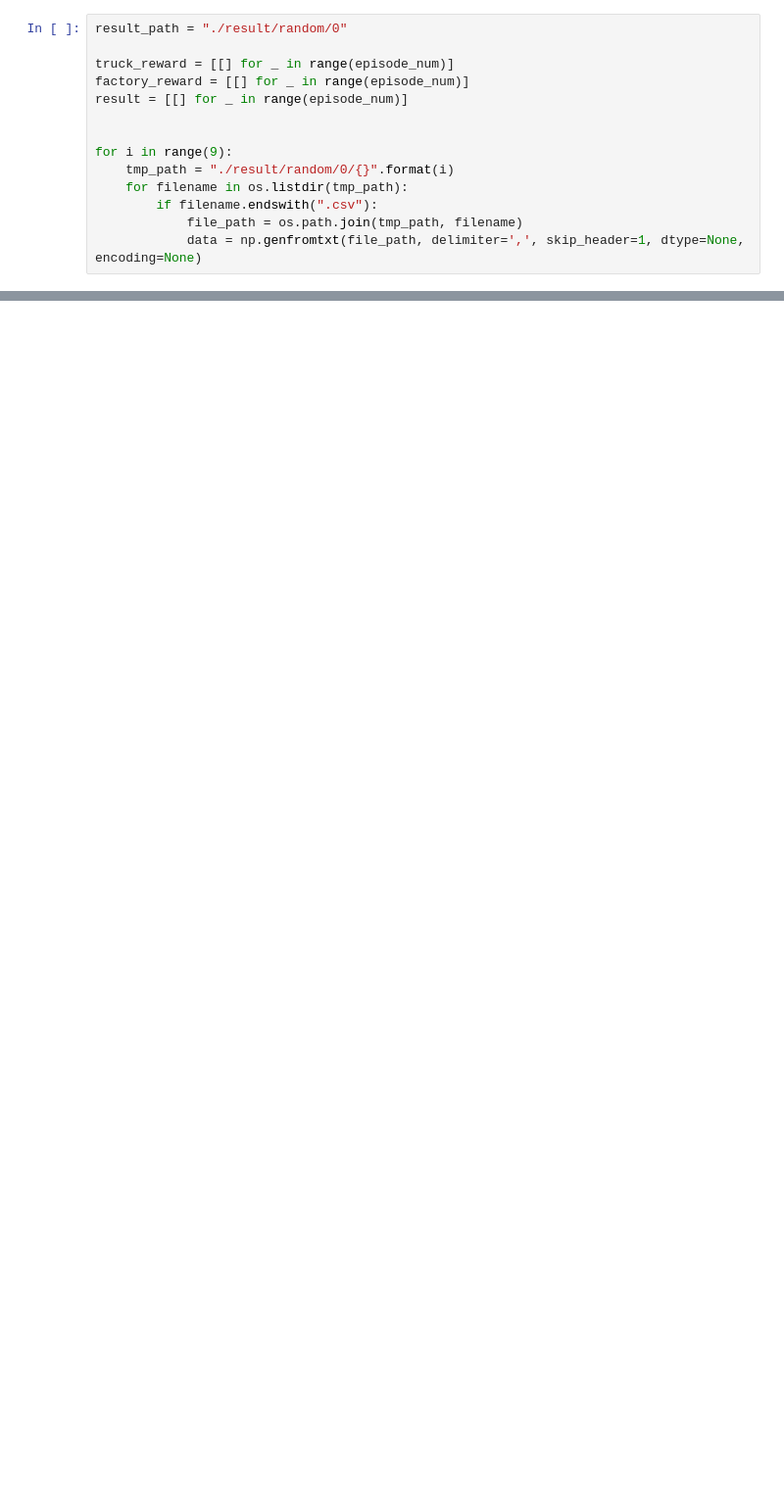
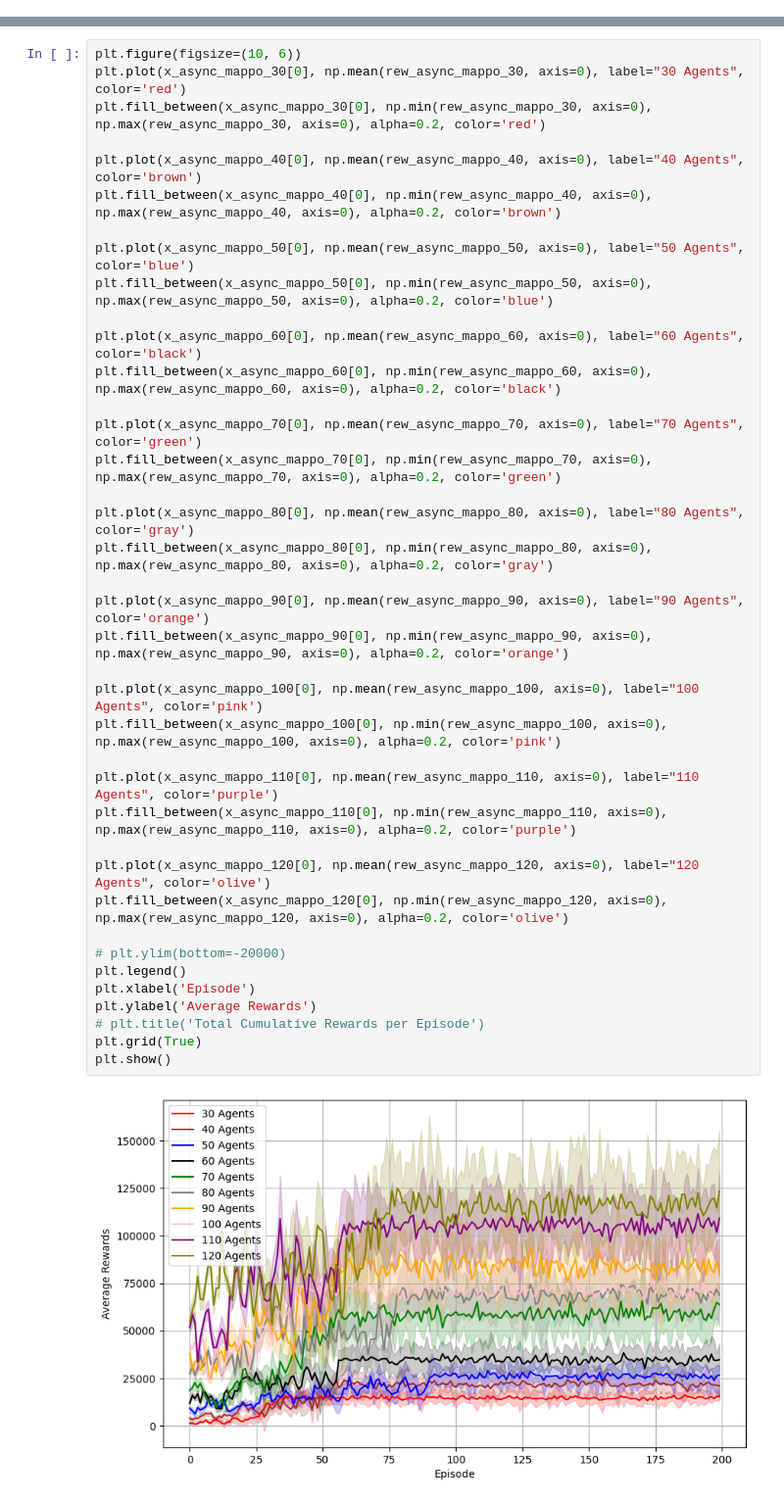
Before and after one commit to Observe-l/RL-Scheduling, a Jupyter notebook: plot.ipynb, the cells around one changed output, grey strips where cells are left out. Shown at 98% size. Saved outputs shown, nothing was run; the diff lists cells and outputs as text; blank space fills up the shorter version.

```diff
--- a/plot.ipynb
+++ b/plot.ipynb
@@ -5,14 +7,0 @@ import matplotlib.pyplot as plt
-# %%
-result_path = "./result/random/0"
-
-truck_reward = [[] for _ in range(episode_num)]
-factory_reward = [[] for _ in range(episode_num)]
-result = [[] for _ in range(episode_num)]
-
-
-for i in range(9):
-    tmp_path = "./result/random/0/{}".format(i)
-    for filename in os.listdir(tmp_path):
-        if filename.endswith(".csv"):
-            file_path = os.path.join(tmp_path, filename)
-            data = np.genfromtxt(file_path, delimiter=',', skip_header=1, dtype=None, encoding=None)
@@ -145,0 +196,41 @@ plt.legend()
+# %%
+plt.figure(figsize=(10, 6))
+plt.plot(x_async_mappo_30[0], np.mean(rew_async_mappo_30, axis=0), label="30 Agents", color='red')
+plt.fill_between(x_async_mappo_30[0], np.min(rew_async_mappo_30, axis=0), np.max(rew_async_mappo_30, axis=0), alpha=0.2, color='red')
+
+plt.plot(x_async_mappo_40[0], np.mean(rew_async_mappo_40, axis=0), label="40 Agents", color='brown')
+plt.fill_between(x_async_mappo_40[0], np.min(rew_async_mappo_40, axis=0), np.max(rew_async_mappo_40, axis=0), alpha=0.2, color='brown')
+
+plt.plot(x_async_mappo_50[0], np.mean(rew_async_mappo_50, axis=0), label="50 Agents", color='blue')
+plt.fill_between(x_async_mappo_50[0], np.min(rew_async_mappo_50, axis=0), np.max(rew_async_mappo_50, axis=0), alpha=0.2, color='blue')
+
+plt.plot(x_async_mappo_60[0], np.mean(rew_async_mappo_60, axis=0), label="60 Agents", color='black')
+plt.fill_between(x_async_mappo_60[0], np.min(rew_async_mappo_60, axis=0), np.max(rew_async_mappo_60, axis=0), alpha=0.2, color='black')
+
+plt.plot(x_async_mappo_70[0], np.mean(rew_async_mappo_70, axis=0), label="70 Agents", color='green')
+plt.fill_between(x_async_mappo_70[0], np.min(rew_async_mappo_70, axis=0), np.max(rew_async_mappo_70, axis=0), alpha=0.2, color='green')
+
+plt.plot(x_async_mappo_80[0], np.mean(rew_async_mappo_80, axis=0), label="80 Agents", color='gray')
+plt.fill_between(x_async_mappo_80[0], np.min(rew_async_mappo_80, axis=0), np.max(rew_async_mappo_80, axis=0), alpha=0.2, color='gray')
+
+plt.plot(x_async_mappo_90[0], np.mean(rew_async_mappo_90, axis=0), label="90 Agents", color='orange')
+plt.fill_between(x_async_mappo_90[0], np.min(rew_async_mappo_90, axis=0), np.max(rew_async_mappo_90, axis=0), alpha=0.2, color='orange')
+
+plt.plot(x_async_mappo_100[0], np.mean(rew_async_mappo_100, axis=0), label="100 Agents", color='pink')
+plt.fill_between(x_async_mappo_100[0], np.min(rew_async_mappo_100, axis=0), np.max(rew_async_mappo_100, axis=0), alpha=0.2, color='pink')
+
+plt.plot(x_async_mappo_110[0], np.mean(rew_async_mappo_110, axis=0), label="110 Agents", color='purple')
+plt.fill_between(x_async_mappo_110[0], np.min(rew_async_mappo_110, axis=0), np.max(rew_async_mappo_110, axis=0), alpha=0.2, color='purple')
+
+plt.plot(x_async_mappo_120[0], np.mean(rew_async_mappo_120, axis=0), label="120 Agents", color='olive')
+plt.fill_between(x_async_mappo_120[0], np.min(rew_async_mappo_120, axis=0), np.max(rew_async_mappo_120, axis=0), alpha=0.2, color='olive')
+
+# plt.ylim(bottom=-20000)
+plt.legend()
+plt.xlabel('Episode')
+plt.ylabel('Average Rewards')
+# plt.title('Total Cumulative Rewards per Episode')
+plt.grid(True)
+plt.show()
+# %% [output]
+[figure, added]
```
Also changed, not shown: parts of 18 cells of this notebook, 5 other files.
